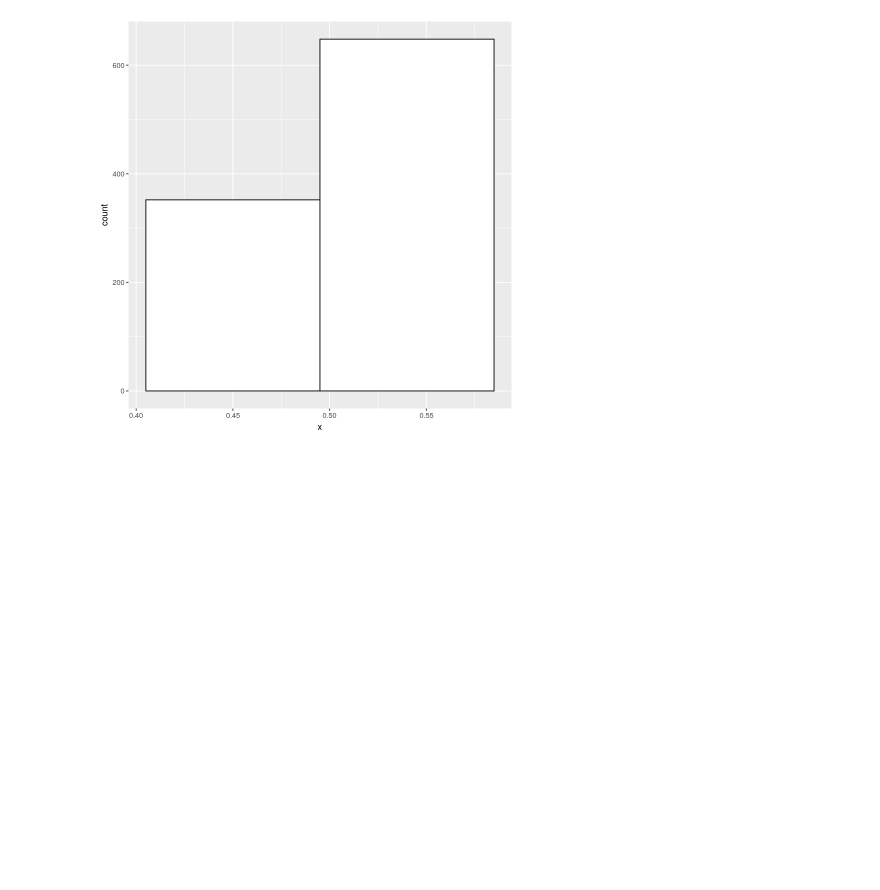
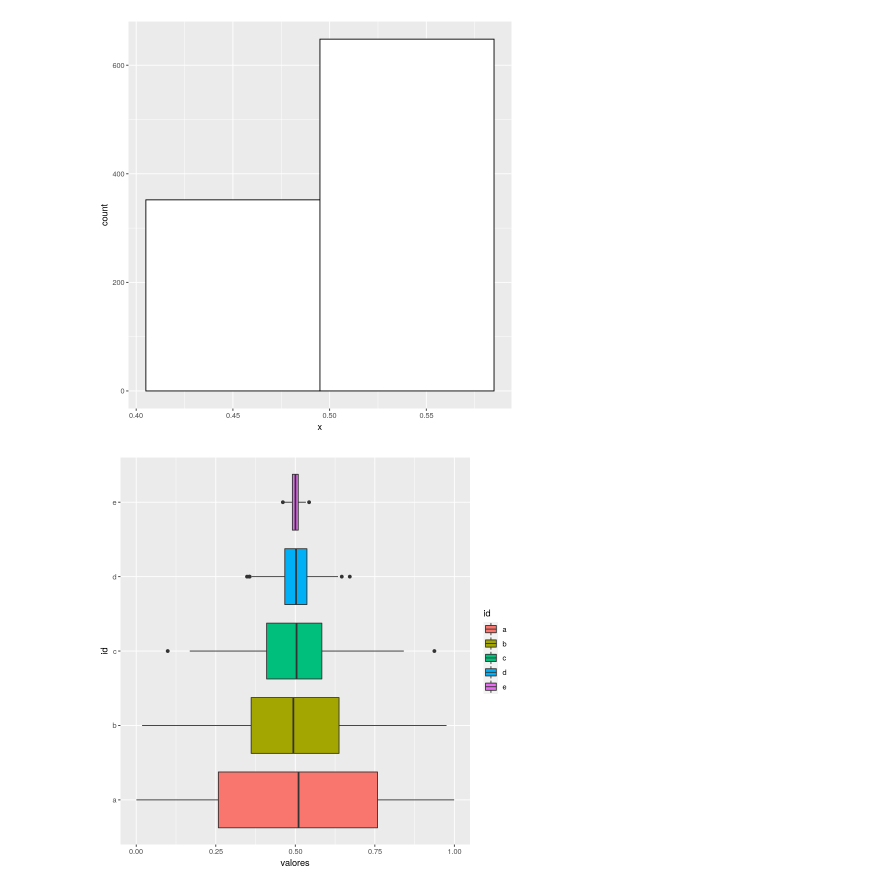
Before and after one commit to fzanollo/proba, a Jupyter notebook: tp/TP.ipynb, the cells around one changed output. Saved outputs shown, nothing was run; the diff lists cells and outputs as text; code cells hidden in the pictures; blank space fills up the shorter version.

Commit message:
boxplots para ej e

```diff
--- a/tp/TP.ipynb
+++ b/tp/TP.ipynb
@@ -58,3 +58,10 @@ e_datos = replicate(1000, {mean(runif(500))})
 make_histogram(e_datos)
 # %% [output]
 [figure]
+# %%
+dat = data.frame(valores=c(a_datos, b_datos, c_datos, d_datos, e_datos), id=rep(c('a','b','c','d','e'),each=1000))
+
+ggplot(dat, aes(x=id, y=valores, fill=id)) +
+  geom_boxplot() + coord_flip()
+# %% [output]
+[figure, added]
```
Also changed, not shown: parts of 6 cells of this notebook.
